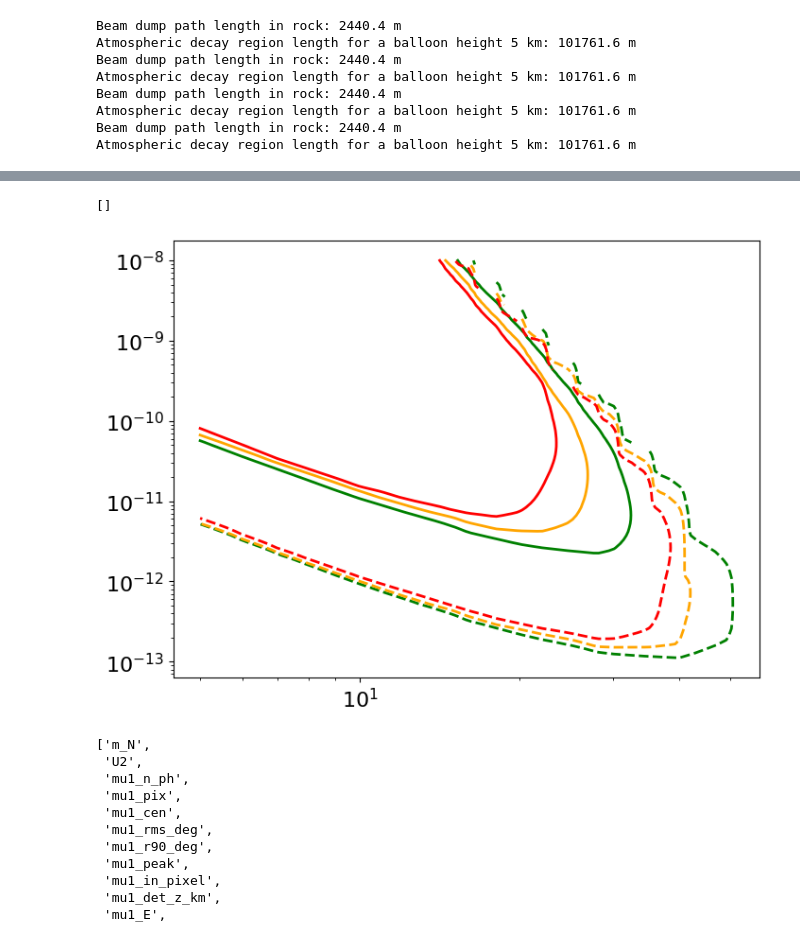
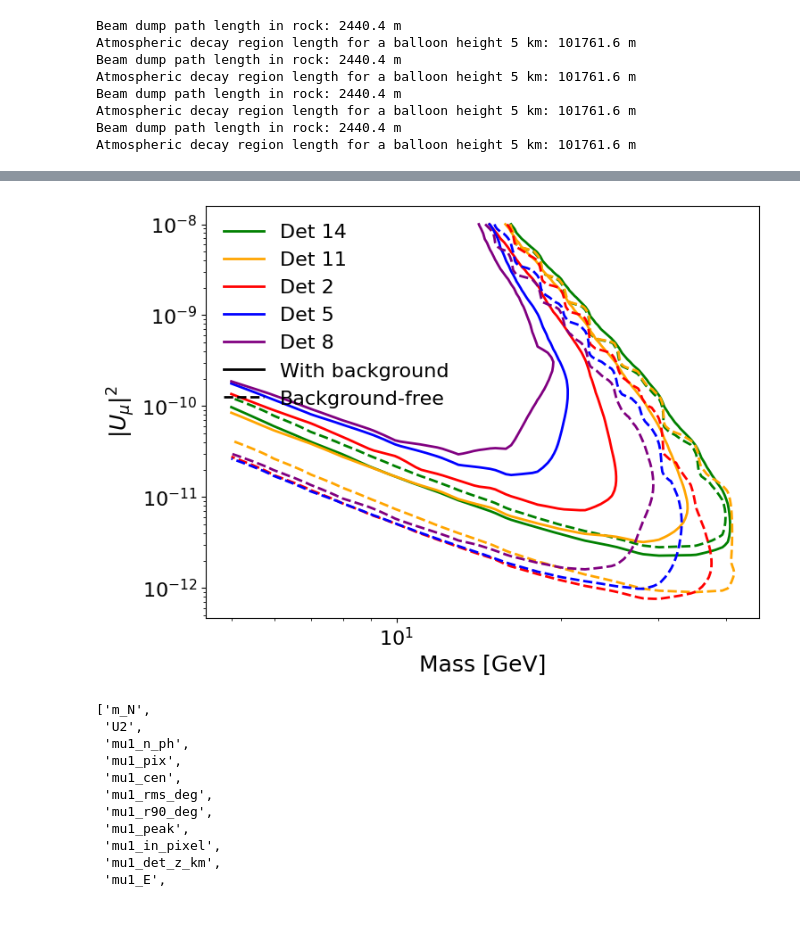
Before and after one commit to nickkamp1/NeutrinoFactoryHNL, a Jupyter notebook: Balloon.ipynb, the cells around one changed output, grey strips where cells are left out. Drawn from its saved outputs; the diff is of its cells as text; code cells hidden in the pictures.

Commit message:
final plots hopefully

```diff
--- a/Balloon.ipynb
+++ b/Balloon.ipynb
@@ -448,14 +451,23 @@ Atmospheric decay region length for a balloon height 5 km: 101761.6 m
+# %%
+charm_data_scatter = {}
+charm_data_decay = {}
+for det in [2,5,8,11,14]:
+    print(det)
+    charm_data_scatter[det] = load_charm(charm_dir = "data/scan_results_balloon_charm_scattering_det%d_R4"%det)
+    charm_data_decay[det] = load_charm(charm_dir = "data/scan_results_balloon_charm_decay_det%d_R4"%det)
 # %%
 hnl_data = {}
-charm_data_scatter = {}
-charm_data_decay = {}
-masses = [5,30,50]
-colors = ['green', 'blue', 'purple']
+masses = [10,30]
+colors = ['green', 'blue', 'purple', 'orange']
+geom = HNLFluxGeometry(E_mu=E_MU, dump_depth=DUMP_DEPTH, dump_angle=DUMP_ANGLE)
+U2_ref = 3e-12
 
 for det in [2,5,8,11,14]:
     print(det)
     for mass in masses:
-        hnl_data[(det,mass)] = load_hnl(mass,hnl_dir="data/scan_results_balloon_hnl_det%d_R4"%det, select_u2="", u2min=0.9e-12,u2max=1.1e-12)
-    charm_data_scatter[det] = load_charm(charm_dir = "data/scan_results_balloon_charm_scattering_det%d_R4"%det)
-    charm_data_decay[det] = load_charm(charm_dir = "data/scan_results_balloon_charm_decay_det%d_R4"%det)
+        hnl_data[(det,mass)] = dict(load_hnl_ref(mass,det,R_det=4))#load_hnl(mass,hnl_dir="data/scan_results_balloon_hnl_det%d_R4"%det, select_u2="", u2min=0.9e-12,u2max=1.1e-12)
+        oncam_opening_angle, oncam_beamline_angle, weight = reweight_hnl(geom,hnl_data[(det,mass)],mass,U2_ref)
+        hnl_data[(det,mass)]["oncam_opening_angle"] = oncam_opening_angle
+        hnl_data[(det,mass)]["oncam_beamline_angle"] = oncam_beamline_angle
+        hnl_data[(det,mass)]["weight"] = weight
 # %% [output]
@@ -622,19 +631,18 @@ for det in [14,11,2]:
 contours = np.load("data/charm_sensitivity_contours_12PE.npz")
 contours_bkg_free = np.load("data/charm_sensitivity_contours_12PE_bkg_free.npz")
 # %%
-for det,color in zip([2,5,8],['green', 'orange', 'red']):
-    plt.plot(contours["%d_30.0_2.0"%det][:,0],contours["%d_30.0_2.0"%det][:,1],color=color,label=r"Det %d$" % det)
+for det,color in zip([14,11,2,5,8],['green', 'orange', 'red', 'blue', 'purple']):
+    plt.plot(contours["%d_30.0_2.0"%det][:,0],contours["%d_30.0_2.0"%det][:,1],color=color,label=r"Det %d" % det)
     plt.plot(contours_bkg_free["%d_30.0_2.0"%det][:,0],contours_bkg_free["%d_30.0_2.0"%det][:,1],color=color,ls="--")
 plt.loglog()
 plt.xlabel("Mass [GeV]")
 plt.ylabel(r"$|U_\mu|^2$")
 plt.plot([],[],color='black',label="With background")
 plt.plot([],[],color='black',label="Background-free",ls="--")
 plt.legend()
 plt.show()
 # %% [output]
-[]
-[figure, old version]
+[figure, new version]
 # %%
 dat = np.load("data/scan_results_balloon_charm_decay_det14_R4/charm_bkg_seed_000.npz")
 hnl = np.load("data/scan_results_balloon_hnl_det2_R4/hnl_signal_mN_10.npz")
```
Also changed, not shown: parts of 5 cells of this notebook, 13 other files.
